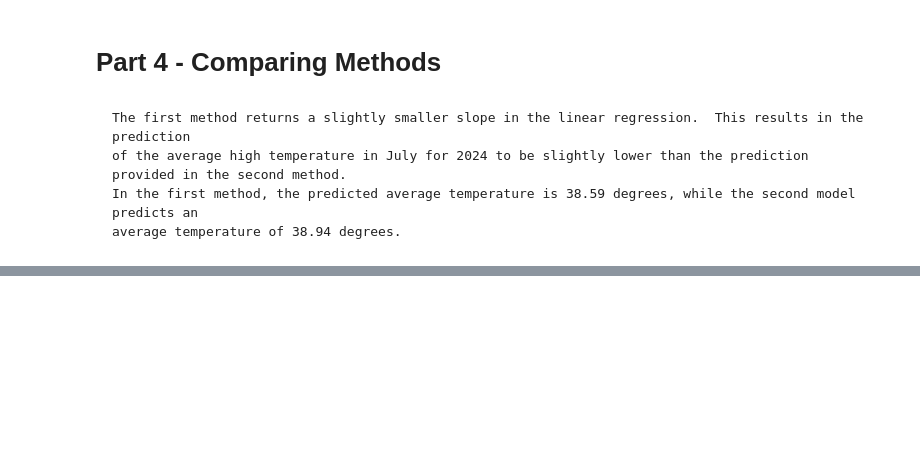
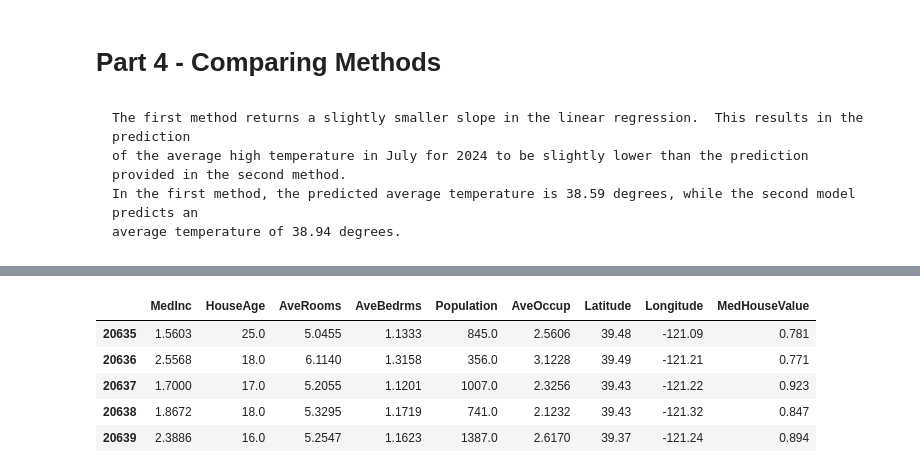
Before and after one commit to nhansen23/datafun-07-applied, a Jupyter notebook: nicole_ml.ipynb, the cells around one changed output, grey strips where cells are left out. Drawn from its saved outputs; the diff is of its cells as text; code cells hidden in the pictures; blank space fills up the shorter version.

```diff
--- a/nicole_ml.ipynb
+++ b/nicole_ml.ipynb
@@ -214,0 +288,9 @@ average temperature of 38.94 degrees.
+# %%
+cali_df.tail()
+# %% [output]
+|  | MedInc | HouseAge | AveRooms | AveBedrms | Population | AveOccup | Latitude | Longitude | MedHouseValue |
+| 20635 | 1.5603 | 25.0 | 5.0455 | 1.1333 | 845.0 | 2.5606 | 39.48 | -121.09 | 0.781 |
+| 20636 | 2.5568 | 18.0 | 6.1140 | 1.3158 | 356.0 | 3.1228 | 39.49 | -121.21 | 0.771 |
+| 20637 | 1.7000 | 17.0 | 5.2055 | 1.1201 | 1007.0 | 2.3256 | 39.43 | -121.22 | 0.923 |
+| 20638 | 1.8672 | 18.0 | 5.3295 | 1.1719 | 741.0 | 2.1232 | 39.43 | -121.32 | 0.847 |
+| 20639 | 2.3886 | 16.0 | 5.2547 | 1.1623 | 1387.0 | 2.6170 | 39.37 | -121.24 | 0.894 |
```
Also changed, not shown: parts of 13 cells of this notebook.
